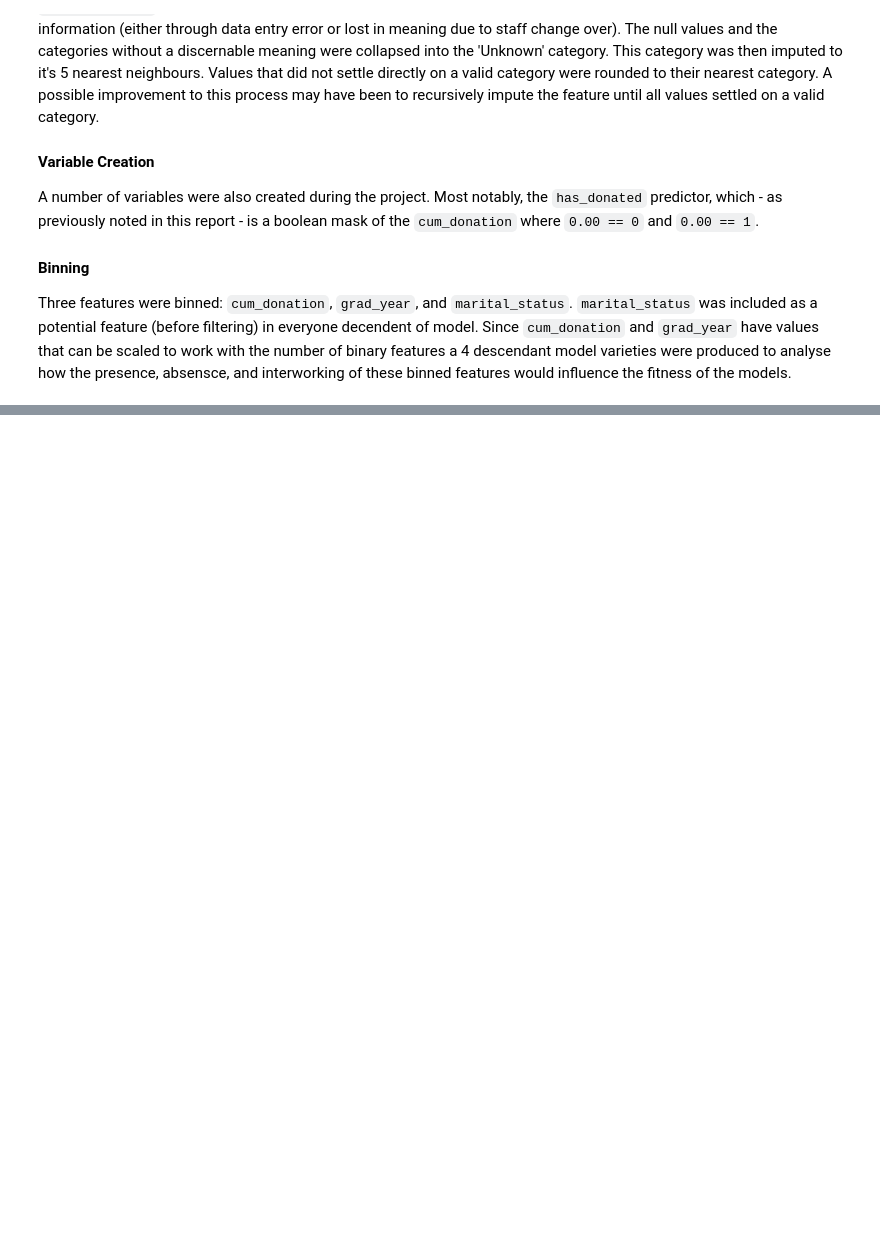
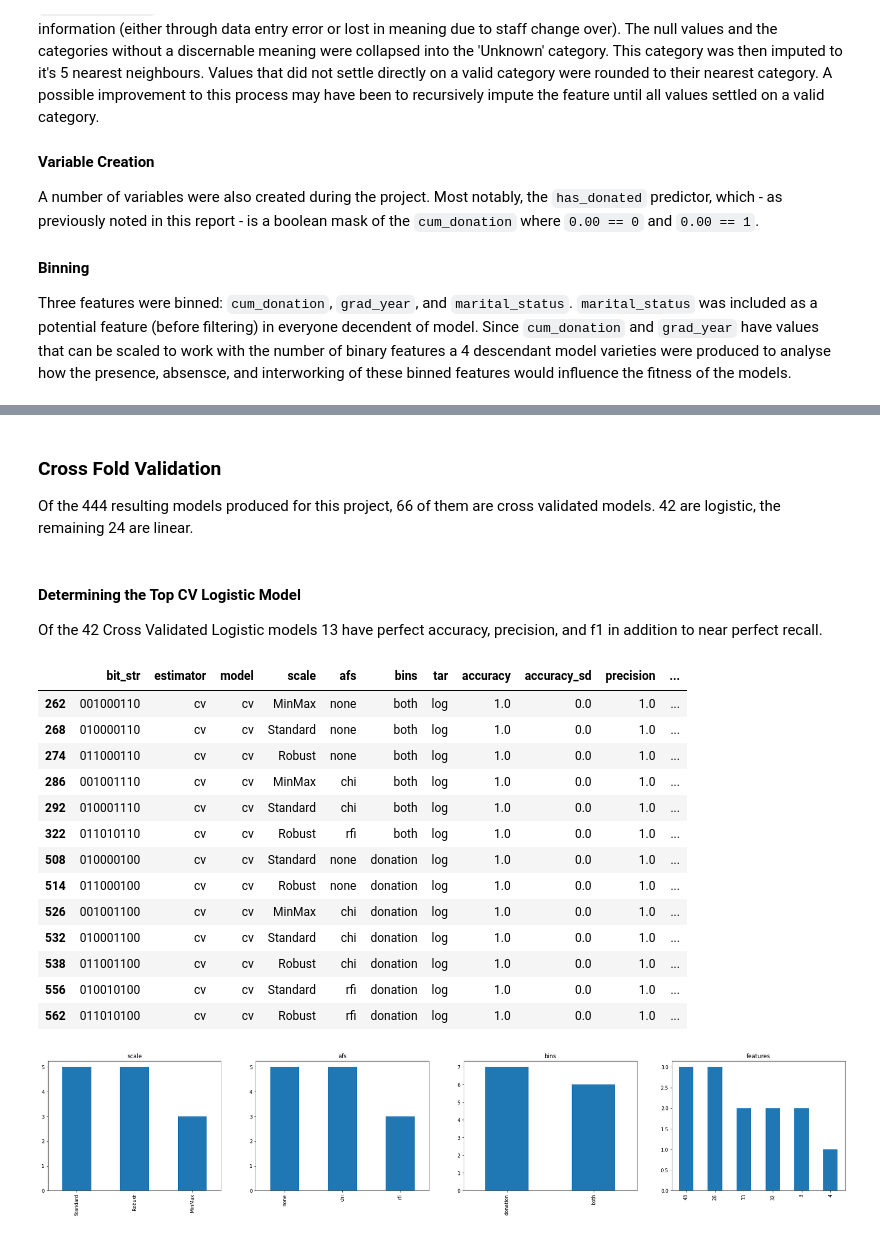
Before and after one commit to jrobio/assignment2, a Jupyter notebook: notebooks/assignment2.ipynb, the cells around one changed output, grey strips where cells are left out. Saved outputs shown, nothing was run; the diff lists cells and outputs as text; code cells hidden in the pictures; blank space fills up the shorter version.

```diff
--- a/notebooks/assignment2.ipynb
+++ b/notebooks/assignment2.ipynb
@@ -1242,0 +1340,40 @@ eval_lin_cv = models_df.T.filter(regex=exp, axis=0)[measures_list]
+# %%
+models_df_cv = models_df[models_df['model']=='cv']
+models_df_cv_log = models_df_cv[models_df_cv['tar']=='log']
+models_df_cv_lin = models_df_cv[models_df_cv['tar']=='lin']
+# %% [markdown]
+### Cross Fold Validation
+Of the 444 resulting models produced for this project, 66 of them are cross validated models. 42 are logistic, the remaining 24 are linear.
+# %% [markdown]
+#### Determining the Top CV Logistic Model
+Of the 42 Cross Validated Logistic models 13 have perfect accuracy, precision, and f1 in addition to near perfect recall.
+# %%
+measures_list = ['bit_str','estimator','model','scale','afs','bins','tar',
+                 'accuracy','accuracy_sd','precision','precision_sd','recall',
+                 'recall_sd','f1','f1_sd','features']
+
+models_df_cv_log = models_df_cv_log[measures_list]
+models_df_cv_log_top = models_df_cv_log[(models_df_cv_log['accuracy'] == 1.0) & (models_df_cv_log['f1_sd'] == 0.0)]
+
+fig,axes = plt.subplots(nrows=1,ncols=4,figsize=(30,5))
+bins = ['scale','afs','bins','features']
+for bin,ax in zip(bins,axes.ravel()):
+    models_df_cv_log_top[bin].value_counts().plot.bar(ax=ax, title=bin)
+
+models_df_cv_log_top
+# %% [output]
+|  | bit_str | estimator | model | scale | afs | bins | tar | accuracy | accuracy_sd | precision | ... |
+| 262 | 001000110 | cv | cv | MinMax | none | both | log | 1.0 | 0.0 | 1.0 | ... |
+| 268 | 010000110 | cv | cv | Standard | none | both | log | 1.0 | 0.0 | 1.0 | ... |
+| 274 | 011000110 | cv | cv | Robust | none | both | log | 1.0 | 0.0 | 1.0 | ... |
+| 286 | 001001110 | cv | cv | MinMax | chi | both | log | 1.0 | 0.0 | 1.0 | ... |
+| 292 | 010001110 | cv | cv | Standard | chi | both | log | 1.0 | 0.0 | 1.0 | ... |
+| 322 | 011010110 | cv | cv | Robust | rfi | both | log | 1.0 | 0.0 | 1.0 | ... |
+| 508 | 010000100 | cv | cv | Standard | none | donation | log | 1.0 | 0.0 | 1.0 | ... |
+| 514 | 011000100 | cv | cv | Robust | none | donation | log | 1.0 | 0.0 | 1.0 | ... |
+| 526 | 001001100 | cv | cv | MinMax | chi | donation | log | 1.0 | 0.0 | 1.0 | ... |
+| 532 | 010001100 | cv | cv | Standard | chi | donation | log | 1.0 | 0.0 | 1.0 | ... |
+| 538 | 011001100 | cv | cv | Robust | chi | donation | log | 1.0 | 0.0 | 1.0 | ... |
+| 556 | 010010100 | cv | cv | Standard | rfi | donation | log | 1.0 | 0.0 | 1.0 | ... |
+| 562 | 011010100 | cv | cv | Robust | rfi | donation | log | 1.0 | 0.0 | 1.0 | ... |
+[figure, added]
```
Also changed, not shown: parts of 76 cells of this notebook.
